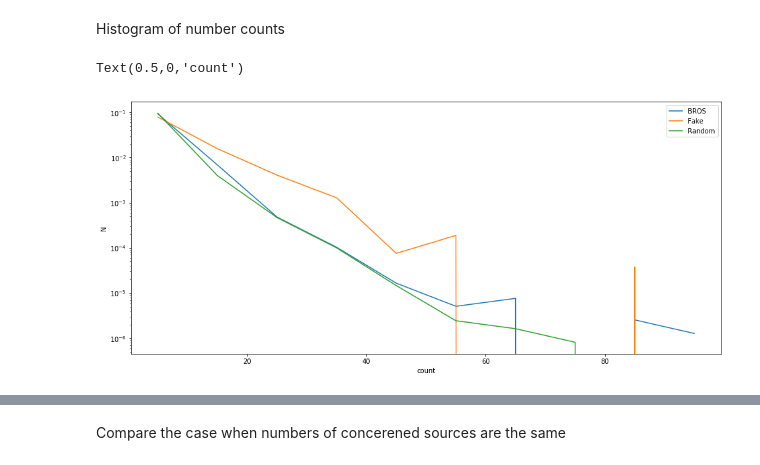
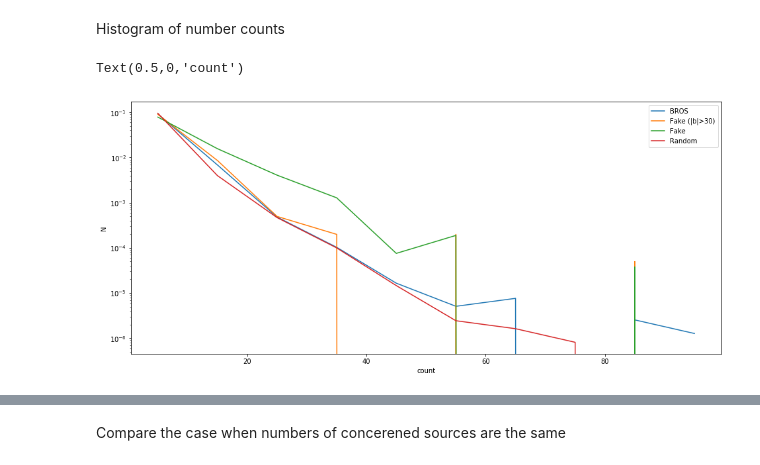
Before and after one commit to youtsumi/BROS, a Jupyter notebook: dNdr.ipynb, the cells around one changed output, grey strips where cells are left out. Cells and saved outputs as stored; diff of their text form; code cells hidden in the pictures.

```diff
--- a/dNdr.ipynb
+++ b/dNdr.ipynb
@@ -264,26 +264,27 @@ Histogram of number counts
 # %%
 fig=plt.figure(figsize=(16,7))
 ax    = plt.axes()
 
 for groups, label in [
     ( brosgroups, "BROS"),
+    ( (faketable[numpy.abs(fakecoord.galactic.b.degree)>15]).group_by("id"), "Fake (|b|>30)"),
     ( fakegroups, "Fake"),
     ( randgroups, "Random")
      ]:
     ramax, ramin, decmax, decmin = 360, 0, 90, -30
     diff = numpy.diff(groups.groups.indices)
     count = hstack( [ groups[groups.groups.indices[:-1]]["ra","dec"], Table([diff],names=["Count"]) ] )
 
     hist, bin_edges = numpy.histogram(count["Count"],bins=10,range=(0,100),normed=True)
     plt.plot((bin_edges[1:]+bin_edges[:-1])*0.5,hist,label=label)
 
 ax.semilogy()
 ax.legend()
 ax.set_ylabel("N")
 ax.set_xlabel("count")
 # %% [output]
 Text(0.5,0,'count')
-[figure, old version]
+[figure, new version]
 # %%
 # Again, make dN/dr plot with full sample
 
```
Also changed, not shown: parts of 7 cells of this notebook.
